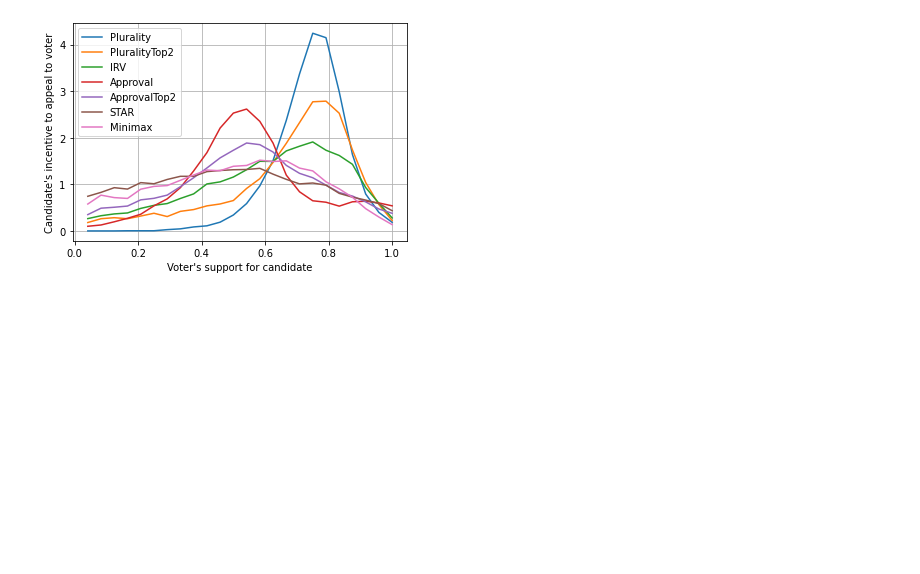
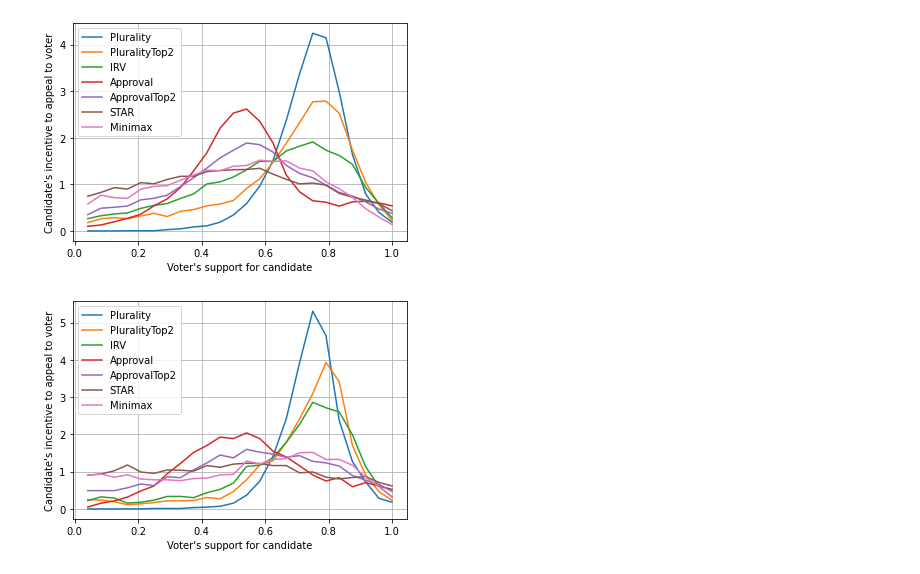
Before and after one commit to electionscience/vse-sim, a Jupyter notebook: CIDresultsgen.ipynb, the cells around one changed output. Saved outputs shown, nothing was run; the diff lists cells and outputs as text; code cells hidden in the pictures; blank space fills up the shorter version.

```diff
--- a/CIDresultsgen.ipynb
+++ b/CIDresultsgen.ipynb
@@ -223,3 +237,9 @@ stratComparison = CID(KSModel(), [Plurality, (Plurality, Plurality.vaBallot), Pl
                                   (ApprovalTop2, ApprovalTop2.zeroInfoBallot), (ApprovalTop2, ApprovalTop2.vaBallot),
                                   STAR, (STAR, STAR.vaBallot)], 72, 6, 2000)
 stratComparison.chart(methodOnly=False)
+# %%
+fromTop6 = CID(KSModel(), [Plurality, PluralityTop2, IRV, (Approval, Approval.zeroInfoBallot), (ApprovalTop2, ApprovalTop2.zeroInfoBallot), STAR, Minimax],
+             72, 6, 1000, sorter=devFromTop)
+fromTop6.chart()
+# %% [output]
+[figure, added]
```
Also changed, not shown: parts of 3 cells of this notebook, 16 other files.
